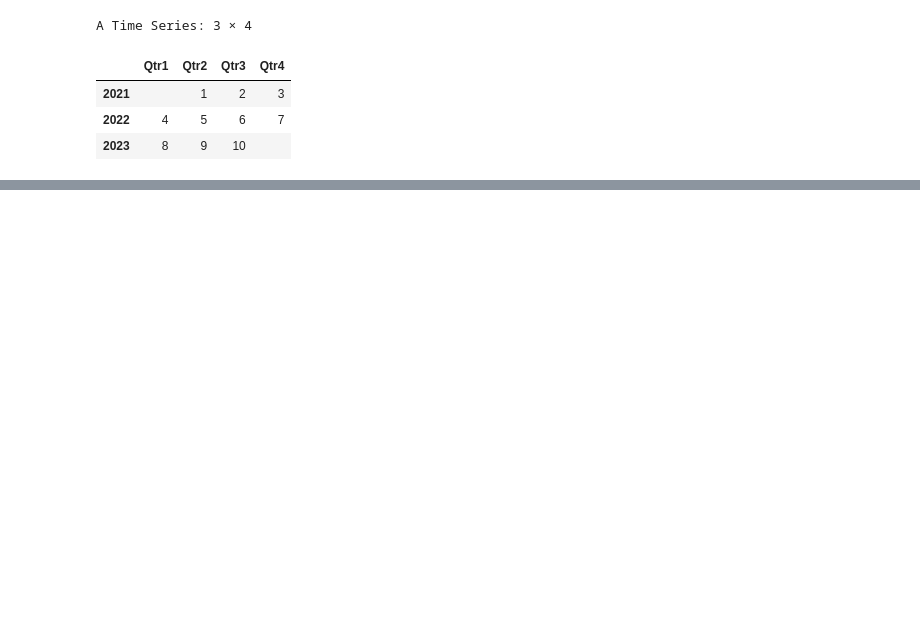
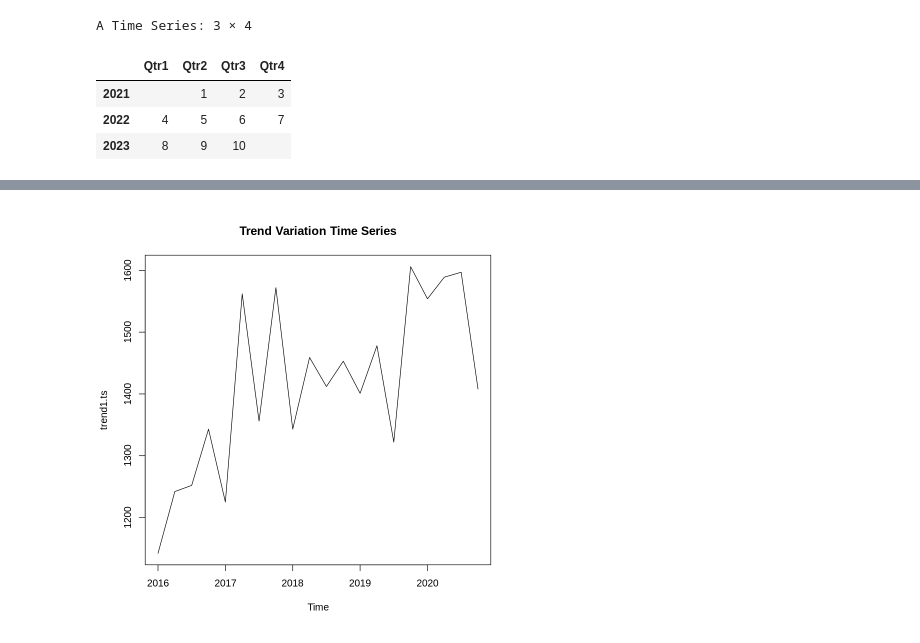
Before and after one commit to zirzirlove96/AI_Project, a Jupyter notebook: AI_Project_Practice.ipynb, the cells around one changed output, grey strips where cells are left out. Saved outputs shown, nothing was run; the diff lists cells and outputs as text; code cells hidden in the pictures; blank space fills up the shorter version.

```diff
--- a/AI_Project_Practice.ipynb
+++ b/AI_Project_Practice.ipynb
@@ -39,0 +63,11 @@ data에 dd를 담아서 전처리하는 과정이다.
+# %%
+## 추세변동 시계열(물가데이터, 원자재 가격 데이터)
+
+trend1.ts <- ts(trend1 <- c(1142, 1242, 1252, 1343,
+                            1225, 1562, 1356, 1572,
+                            1343, 1459, 1412, 1453,
+                            1401, 1478, 1322, 1606,
+                            1554, 1589, 1597, 1408), c(2016, 1), f=4)
+plot(trend1.ts, main = 'Trend Variation Time Series')
+# %% [output]
+[figure, added]
```
Also changed, not shown: parts of 5 cells of this notebook.
